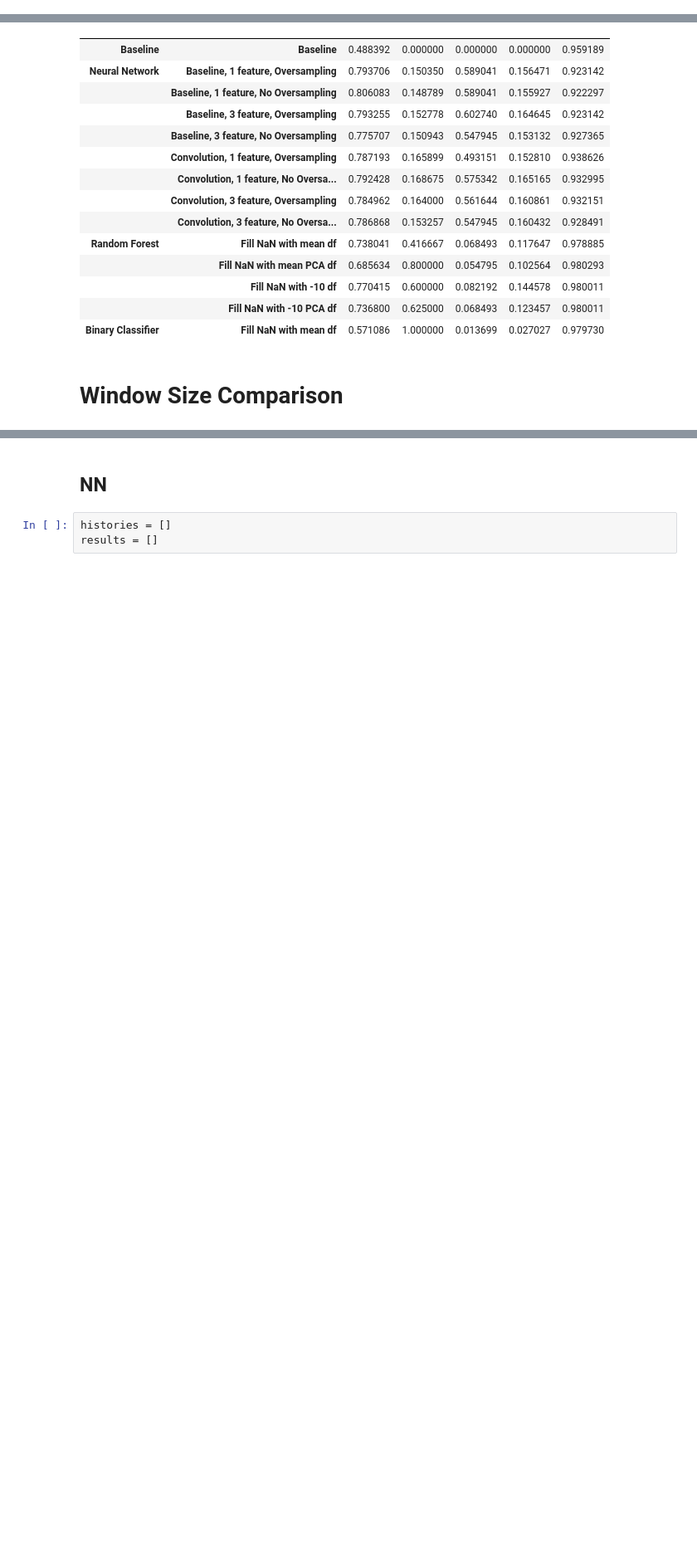
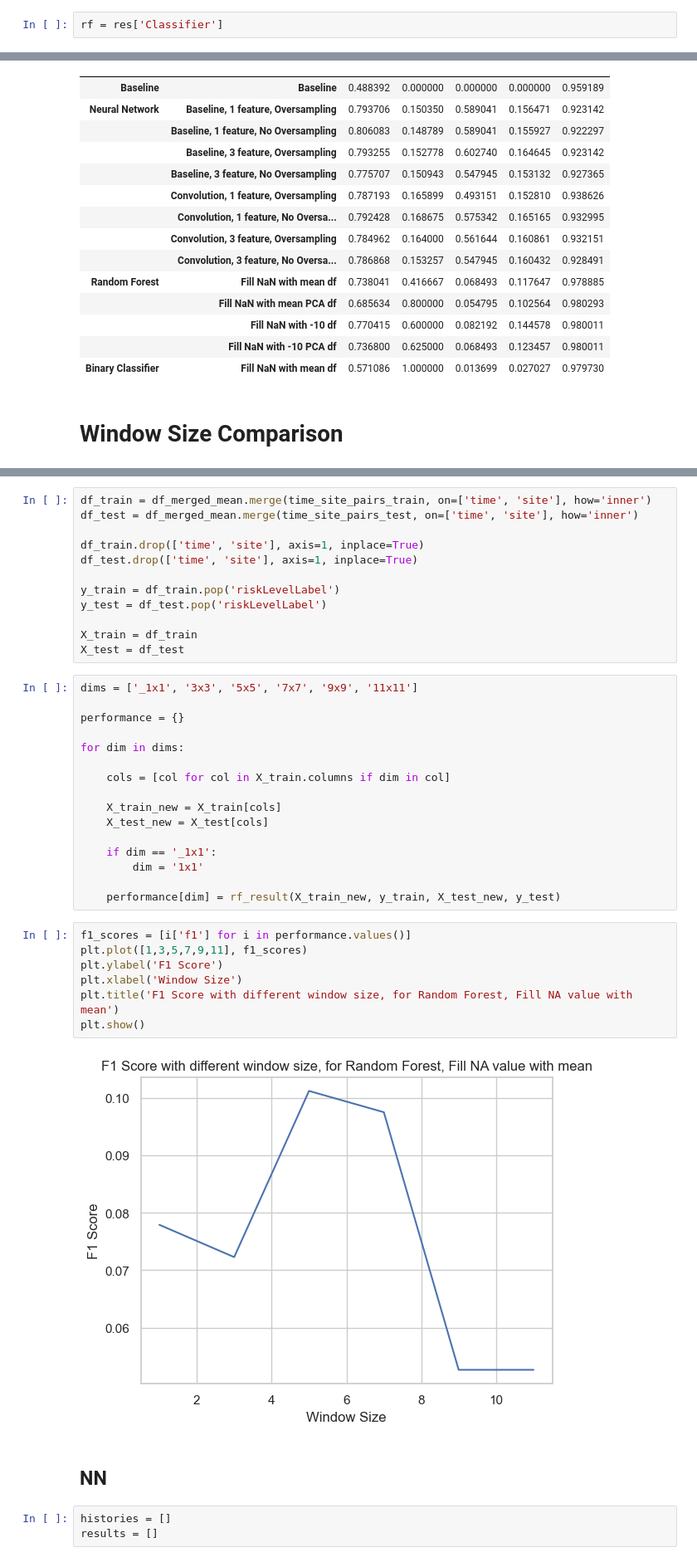
Before and after one commit to gravity948/capstone-project-sewage-pollution, a Jupyter notebook: models-combined.ipynb, the cells around one changed output, grey strips where cells are left out. Shown at 83% size. Cells and saved outputs as stored; diff of their text form; blank space fills up the shorter version.

```diff
--- a/models-combined.ipynb
+++ b/models-combined.ipynb
@@ -787,6 +786,8 @@ res['Sub-Model'] = 'Fill NaN with -10 df'
 results_df_rf.loc[len(results_df_rf)] = res
 # %% [markdown]
 #### Importance of Feature Aggregation
+# %%
+rf = res['Classifier']
 # %%
 importance_dict = dict(zip(df_train.columns, rf.feature_importances_))
 
@@ -1224,3 +1227,40 @@ pd.concat([results_df_baseline, results_df_nn_final, results_df_rf_final, result
+# %%
+df_train = df_merged_mean.merge(time_site_pairs_train, on=['time', 'site'], how='inner')
+df_test = df_merged_mean.merge(time_site_pairs_test, on=['time', 'site'], how='inner')
+
+df_train.drop(['time', 'site'], axis=1, inplace=True)
+df_test.drop(['time', 'site'], axis=1, inplace=True)
+
+y_train = df_train.pop('riskLevelLabel')
+y_test = df_test.pop('riskLevelLabel')
+
+X_train = df_train
+X_test = df_test
+# %%
+dims = ['_1x1', '3x3', '5x5', '7x7', '9x9', '11x11']
+
+performance = {}
+
+for dim in dims:
+
+    cols = [col for col in X_train.columns if dim in col]
+
+    X_train_new = X_train[cols]
+    X_test_new = X_test[cols]
+
+    if dim == '_1x1':
+        dim = '1x1'
+
+    performance[dim] = rf_result(X_train_new, y_train, X_test_new, y_test)
+# %%
+f1_scores = [i['f1'] for i in performance.values()]
+plt.plot([1,3,5,7,9,11], f1_scores)
+plt.ylabel('F1 Score')
+plt.xlabel('Window Size')
+plt.title('F1 Score with different window size, for Random Forest, Fill NA value with mean')
+plt.show()
+# %% [output]
+[figure, added]
 # %% [markdown]
 ## NN
 # %%
```
Also changed, not shown: parts of 3 cells of this notebook.
